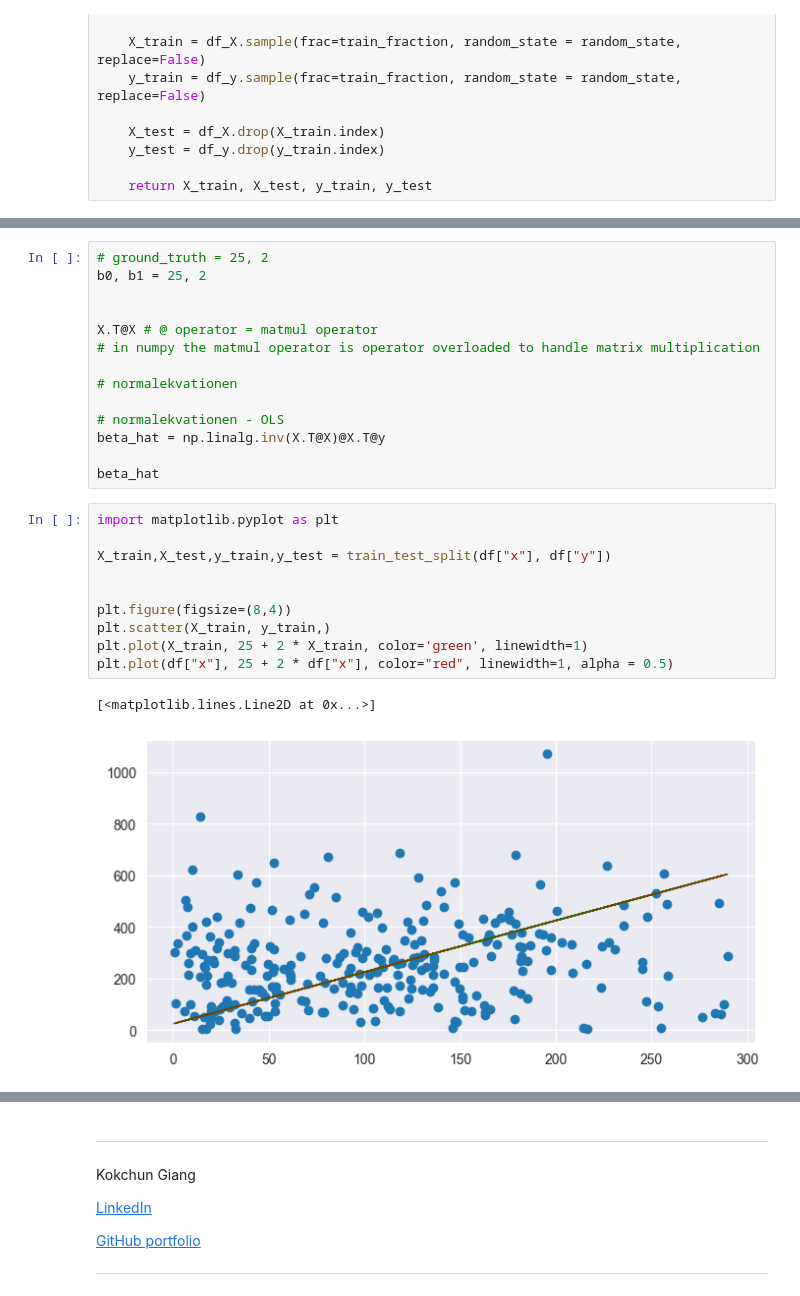
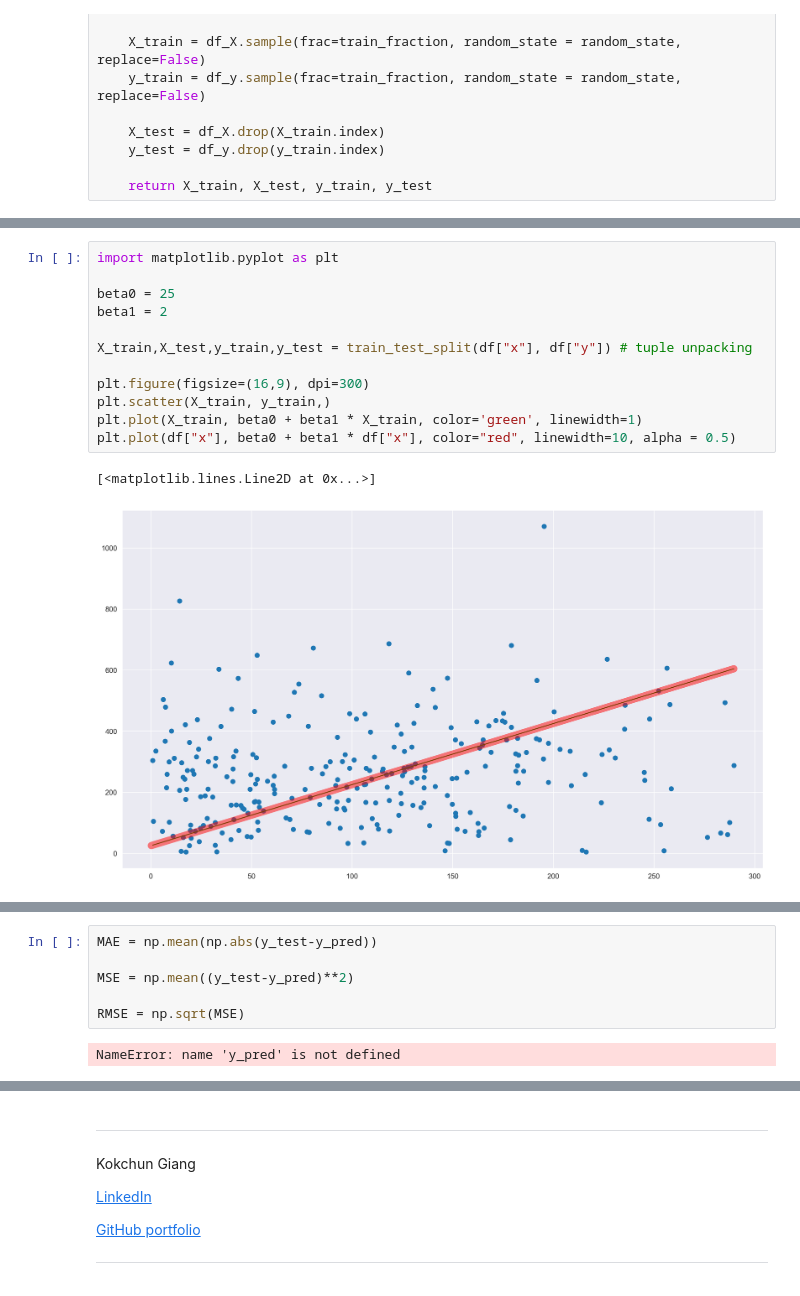
Before and after one commit to wlinds/ITHS-AI22-ML, a Jupyter notebook: Exercises/E00_linear_regression.ipynb, the cells around one changed output, grey strips where cells are left out. Saved outputs shown, nothing was run; the diff lists cells and outputs as text.

```diff
--- a/Exercises/E00_linear_regression.ipynb
+++ b/Exercises/E00_linear_regression.ipynb
@@ -249,33 +251,21 @@ It is important to keep track of the shapes of the vectors, matrices in order fo
 </details>
 
 ---
-# %%
-# ground_truth = 25, 2
-b0, b1 = 25, 2
-
-
-X.T@X # @ operator = matmul operator
-# in numpy the matmul operator is operator overloaded to handle matrix multiplication
-
-# normalekvationen
-
-# normalekvationen - OLS
-beta_hat = np.linalg.inv(X.T@X)@X.T@y
-
-beta_hat
 # %%
 import matplotlib.pyplot as plt
 
-X_train,X_test,y_train,y_test = train_test_split(df["x"], df["y"])
+beta0 = 25
+beta1 = 2
 
+X_train,X_test,y_train,y_test = train_test_split(df["x"], df["y"]) # tuple unpacking
 
-plt.figure(figsize=(8,4))
+plt.figure(figsize=(16,9), dpi=300)
 plt.scatter(X_train, y_train,)
-plt.plot(X_train, 25 + 2 * X_train, color='green', linewidth=1)
-plt.plot(df["x"], 25 + 2 * df["x"], color="red", linewidth=1, alpha = 0.5)
+plt.plot(X_train, beta0 + beta1 * X_train, color='green', linewidth=1)
+plt.plot(df["x"], beta0 + beta1 * df["x"], color="red", linewidth=10, alpha = 0.5)
 # %% [output]
 [<matplotlib.lines.Line2D at 0x...>]
-[figure, old version]
+[figure, new version]
 # %% [markdown]
 ## 3. Prediction and evaluation (*)
 
@@ -316,6 +306,14 @@ Root mean squared error on testing data: 48.72 kr
 </details>
 
 ---
+# %%
+MAE = np.mean(np.abs(y_test-y_pred))
+
+MSE = np.mean((y_test-y_pred)**2)
+
+RMSE = np.sqrt(MSE)
+# %% [output]
+NameError: name 'y_pred' is not defined
 # %% [markdown]
 ## 4. Simulate more explanatory variables (\*)
 
```
Also changed, not shown: parts of 1 cell of this notebook.
